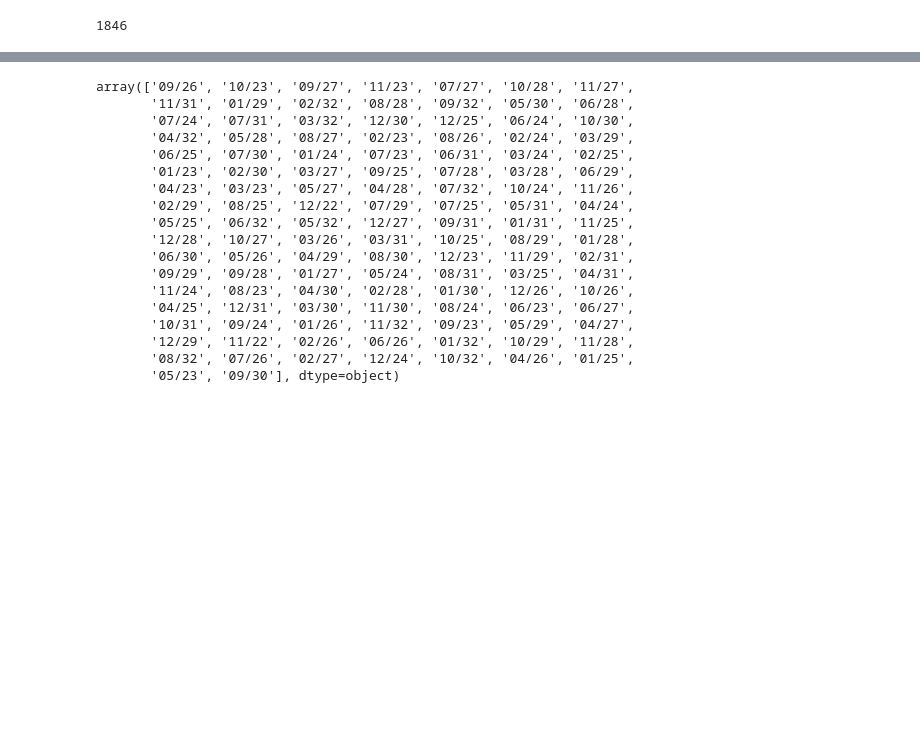
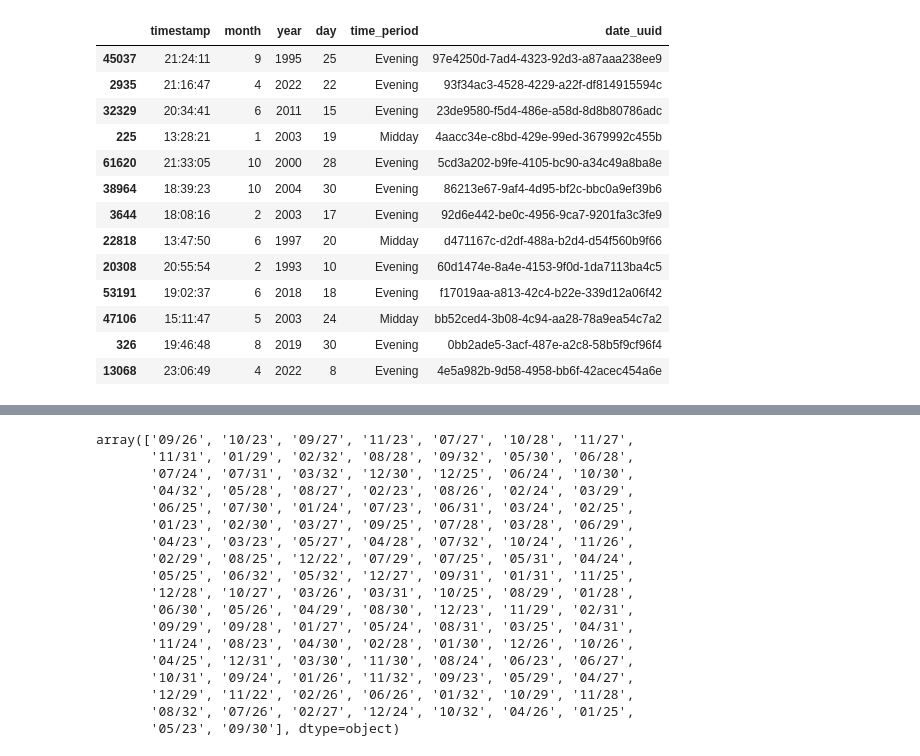
Before and after one commit to raweru/multinational-retail-data-centralisation, a Jupyter notebook: cleaner.ipynb, the cells around one changed output, grey strips where cells are left out. Cells and saved outputs as stored; diff of their text form; code cells hidden in the pictures; blank space fills up the shorter version.

```diff
--- a/cleaner.ipynb
+++ b/cleaner.ipynb
@@ -58,4 +43,17 @@ product_data["date_added"] = product_data["date_added"].dt.strftime(
-# %%
-product_data.product_code.nunique()
-# %% [output]
-1846
+# %%
+date_events.sample(13)
+# %% [output]
+|  | timestamp | month | year | day | time_period | date_uuid |
+| 45037 | 21:24:11 | 9 | 1995 | 25 | Evening | 97e4250d-7ad4-4323-92d3-a87aaa238ee9 |
+| 2935 | 21:16:47 | 4 | 2022 | 22 | Evening | 93f34ac3-4528-4229-a22f-df814915594c |
+| 32329 | 20:34:41 | 6 | 2011 | 15 | Evening | 23de9580-f5d4-486e-a58d-8d8b80786adc |
+| 225 | 13:28:21 | 1 | 2003 | 19 | Midday | 4aacc34e-c8bd-429e-99ed-3679992c455b |
+| 61620 | 21:33:05 | 10 | 2000 | 28 | Evening | 5cd3a202-b9fe-4105-bc90-a34c49a8ba8e |
+| 38964 | 18:39:23 | 10 | 2004 | 30 | Evening | 86213e67-9af4-4d95-bf2c-bbc0a9ef39b6 |
+| 3644 | 18:08:16 | 2 | 2003 | 17 | Evening | 92d6e442-be0c-4956-9ca7-9201fa3c3fe9 |
+| 22818 | 13:47:50 | 6 | 1997 | 20 | Midday | d471167c-d2df-488a-b2d4-d54f560b9f66 |
+| 20308 | 20:55:54 | 2 | 1993 | 10 | Evening | 60d1474e-8a4e-4153-9f0d-1da7113ba4c5 |
+| 53191 | 19:02:37 | 6 | 2018 | 18 | Evening | f17019aa-a813-42c4-b22e-339d12a06f42 |
+| 47106 | 15:11:47 | 5 | 2003 | 24 | Midday | bb52ced4-3b08-4c94-aa28-78a9ea54c7a2 |
+| 326 | 19:46:48 | 8 | 2019 | 30 | Evening | 0bb2ade5-3acf-487e-a2c8-58b5f9cf96f4 |
+| 13068 | 23:06:49 | 4 | 2022 | 8 | Evening | 4e5a982b-9d58-4958-bb6f-42acec454a6e |
```
Also changed, not shown: parts of 11 cells of this notebook, 4 other files.
